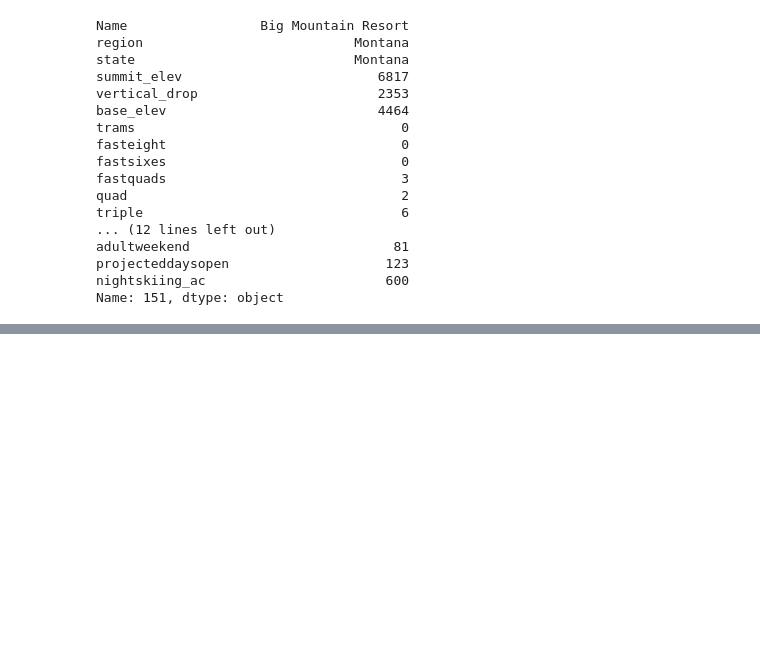
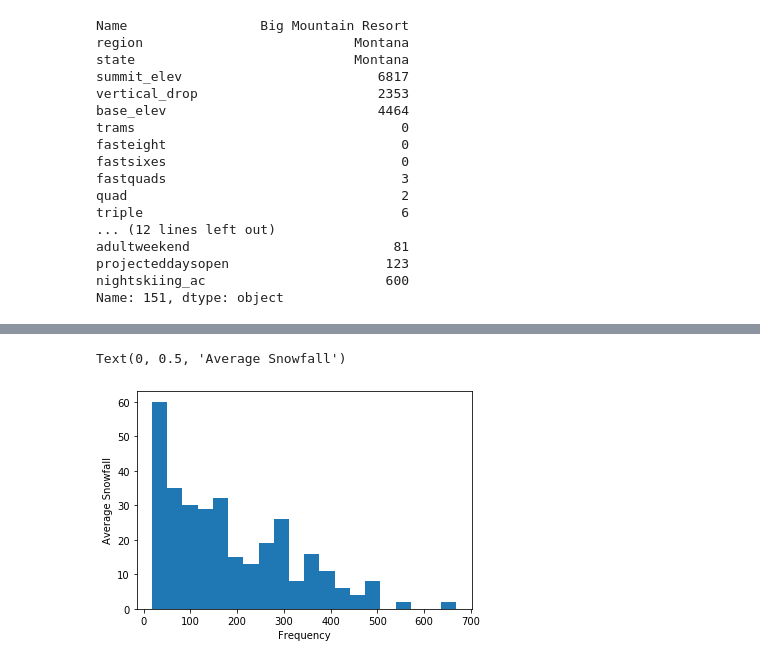
Before and after one commit to coca1dayo/GuidedCapStone, a Jupyter notebook: Notebook_stepthree.ipynb, the cells around one changed output, grey strips where cells are left out. Saved outputs shown, nothing was run; the diff lists cells and outputs as text; code cells hidden in the pictures; blank space fills up the shorter version.

```diff
--- a/Notebook_stepthree.ipynb
+++ b/Notebook_stepthree.ipynb
@@ -120,0 +186,10 @@ Name: 151, dtype: object
+# %%
+#looking at the distribution of the average snowfall
+z = info['averageSnowfall']
+plt.hist(z, bins = 20)
+plt.xlabel('Frequency')
+plt.ylabel('Average Snowfall')
+plt.show()
+# %% [output]
+Text(0, 0.5, 'Average Snowfall')
+[figure, added]
```
Also changed, not shown: parts of 9 cells of this notebook.
